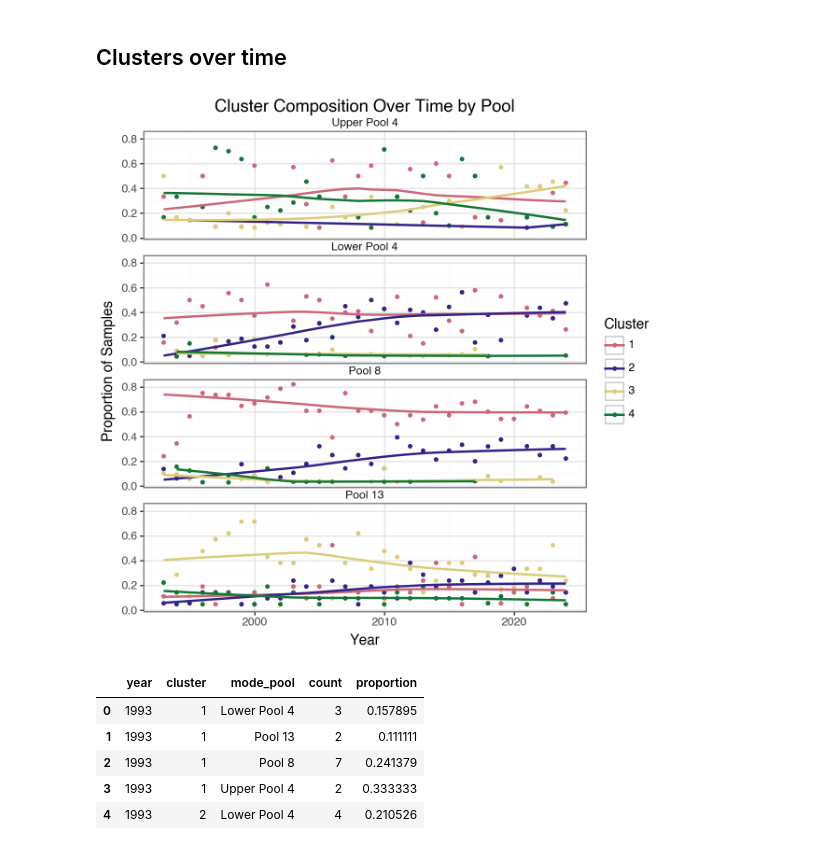
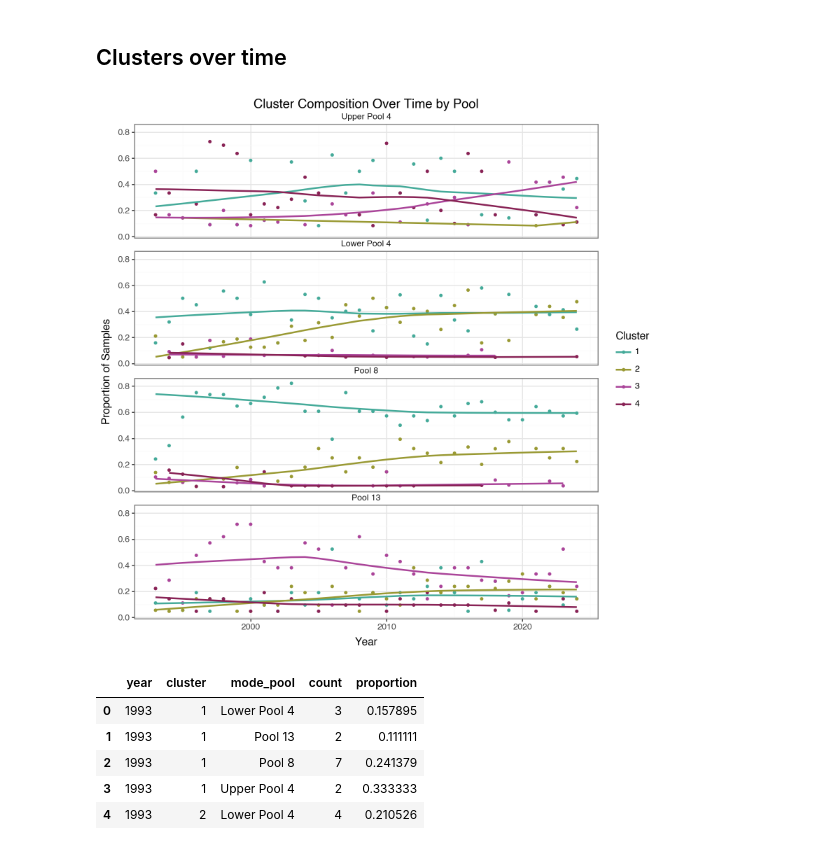
Before and after one commit to jppeirce/ltrm_fish, a Jupyter notebook: 3cluster_visualization.ipynb, the cells around one changed output. Drawn from its saved outputs; the diff is of its cells as text; code cells hidden in the pictures.

```diff
--- a/3cluster_visualization.ipynb
+++ b/3cluster_visualization.ipynb
@@ -415,21 +383,6 @@ plt.show()
 ## Clusters over time
 # %%
 from plotnine import *
-
-# =============================================================================
-# Tol Muted palette - consistent colors for all plots
-# =============================================================================
-TOL_MUTED_PALETTE = {
-    '1': '#CC6677',  # rose
-    '2': '#332288',  # indigo
-    '3': '#DDCC77',  # sand
-    '4': '#117733',  # green
-    '5': '#88CCEE',  # cyan
-    '6': '#882255',  # wine
-    '7': '#44AA99',  # teal
-    '8': '#999933',  # olive
-    '9': '#AA4499',  # purple
-}
 
 # Calculate proportion of samples in each cluster per year
 cluster_time = df_explore.groupby(['year', 'cluster']).size().reset_index(name='count')
@@ -447,38 +400,46 @@ cluster_time_pool['cluster'] = cluster_time_pool['cluster'].astype(str)
 grp_size2 = cluster_time_pool.groupby(['mode_pool', 'cluster'])['year'].transform('size')
 filtered_smooth = cluster_time_pool[grp_size2 >= 2]
 
 # ensure desired pool order and filter to clusters < 5
 desired_order = ["Upper Pool 4", "Lower Pool 4", "Pool 8", "Pool 13"]
 
 # Filter out a cluster and plot with labels, smoothing only for groups with >= 2 points
 grp_size2 = cluster_time_pool.groupby(['mode_pool', 'cluster'])['year'].transform('size')
 filtered_smooth = cluster_time_pool[grp_size2 >= 2]
 
 cluster_filter = [1, 2, 3, 4]
 cluster_time_pool_lt5 = cluster_time_pool[cluster_time_pool['cluster'].astype(int).isin(cluster_filter)].copy()
 filtered_smooth_lt5 = filtered_smooth[filtered_smooth['cluster'].astype(int).isin(cluster_filter)].copy()
 
 cluster_time_pool_lt5['mode_pool'] = pd.Categorical(cluster_time_pool_lt5['mode_pool'], categories=desired_order, ordered=True)
 filtered_smooth_lt5['mode_pool'] = pd.Categorical(filtered_smooth_lt5['mode_pool'], categories=desired_order, ordered=True)
 
 # Build color map for the clusters in this plot (string keys for plotnine)
 clusters_in_plot = sorted(cluster_time_pool_lt5['cluster'].unique(), key=int)
-plot_color_map = {c: TOL_MUTED_PALETTE.get(c, '#999999') for c in clusters_in_plot}
+#plot_color_map = {str(c): color_map[c] for c in clusters_in_plot if c in color_map}
+
+plot_color_map = {}
+for cluster_str in cluster_time_pool_lt5['cluster'].unique():
+    cluster_int = int(cluster_str)
+    if cluster_int in color_map:
+        plot_color_map[cluster_str] = color_map[cluster_int]
+    else:
+        plot_color_map[cluster_str] = '#999999'  # fallback gray
 
 # plot with facet order preserved and consistent colors
 (ggplot(cluster_time_pool_lt5, aes(x='year', y='proportion', color='cluster')) +
  geom_point(size=1) +
  geom_smooth(data=filtered_smooth_lt5, method='lowess', se=False) +
- facet_wrap('~mode_pool', ncol=1) +
- scale_color_manual(values=plot_color_map) +
+ facet_wrap('~mode_pool', ncol = 1) +
+ scale_color_manual(values = plot_color_map) +
  labs(x='Year', y='Proportion of Samples', color='Cluster',
       title='Cluster Composition Over Time by Pool') +
  theme_bw() +
- theme(figure_size=(6, 6),
+ theme(figure_size=(8, 8),
        strip_background=element_blank())
 )
 # %% [output]
-[figure, old version]
+[figure, new version]
 # %%
 cluster_time_pool_lt5.head()
 # %% [output]
```
Also changed, not shown: parts of 2 cells of this notebook, 3 other files.
